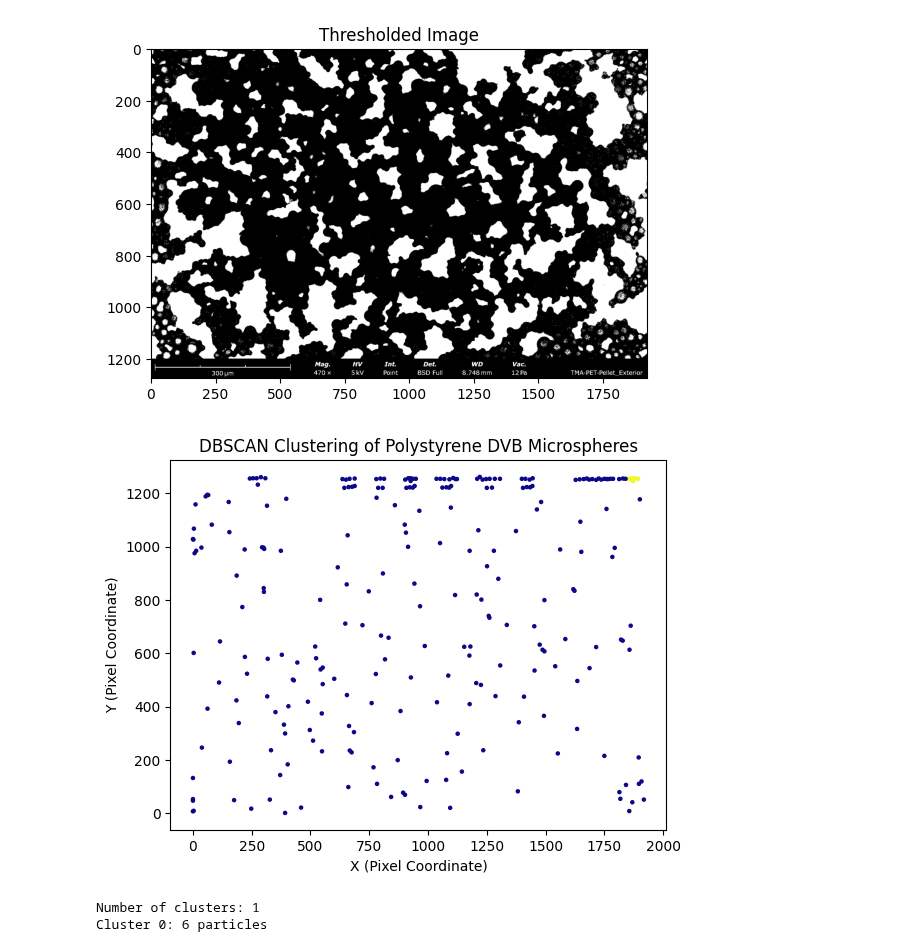
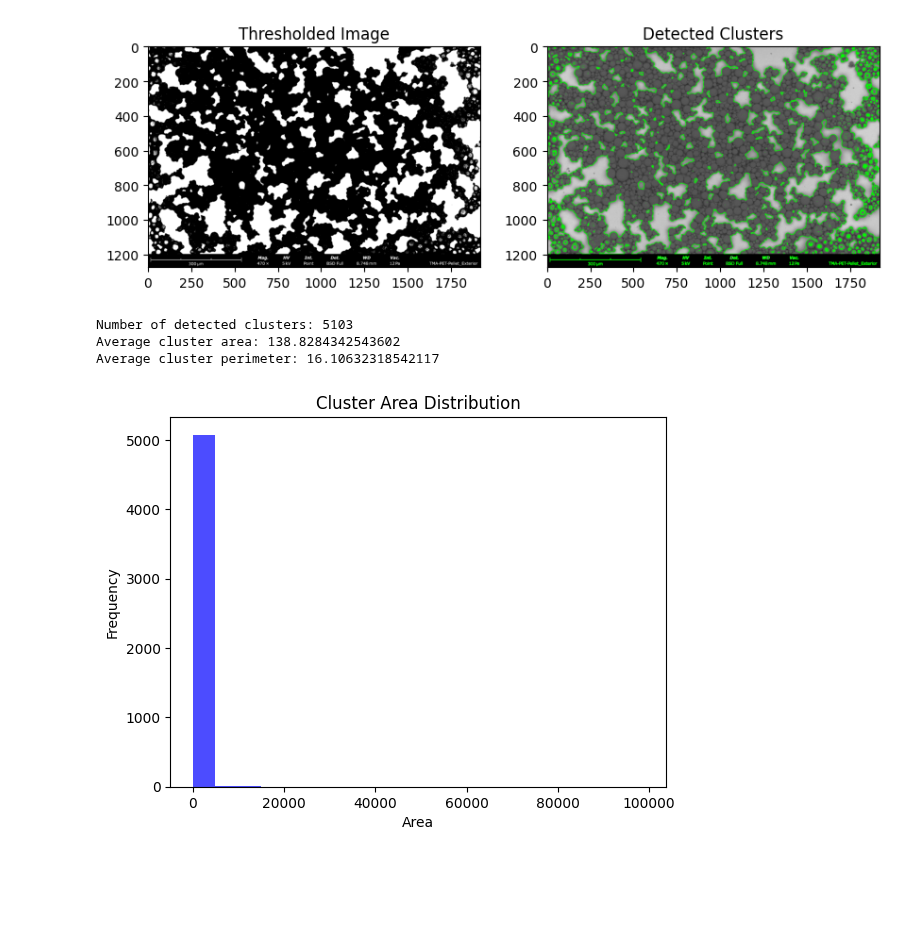
Before and after one commit to lemontang3/Python_Physics, a Jupyter notebook: Cluster_Analysis.ipynb, the cells around one changed output. Drawn from its saved outputs; the diff is of its cells as text; code cells hidden in the pictures; blank space fills up the shorter version.

Commit message:
Improved Cluster Analysis

```diff
--- a/Cluster_Analysis.ipynb
+++ b/Cluster_Analysis.ipynb
@@ -1,18 +1,54 @@
 # %%
 import cv2
 import numpy as np
 import matplotlib.pyplot as plt
 
 # Load the image in grayscale
 image_path = '/workspaces/Python_Physics/Images/PDVB Butanol 4% wt to vol (2).jpeg'
 image = cv2.imread(image_path, cv2.IMREAD_GRAYSCALE)
 
 # Apply a binary threshold
 _, thresholded = cv2.threshold(image, 100, 255, cv2.THRESH_BINARY)
 
-# Display the thresholded image
+# Find contours of the clusters
+contours, hierarchy = cv2.findContours(thresholded, cv2.RETR_EXTERNAL, cv2.CHAIN_APPROX_SIMPLE)
+
+# Draw the contours on the original image for visualization
+output_image = cv2.cvtColor(image, cv2.COLOR_GRAY2BGR)
+cv2.drawContours(output_image, contours, -1, (0, 255, 0), 2)
+
+# Show the original thresholded image and contours for comparison
+plt.figure(figsize=(10,5))
+
+plt.subplot(1, 2, 1)
 plt.imshow(thresholded, cmap='gray')
 plt.title('Thresholded Image')
+
+plt.subplot(1, 2, 2)
+plt.imshow(output_image)
+plt.title('Detected Clusters')
+
 plt.show()
+
+# Cluster analysis
+print(f'Number of detected clusters: {len(contours)}')
+
+# Optional: Analyze properties of clusters (e.g., area, perimeter)
+cluster_areas = [cv2.contourArea(cnt) for cnt in contours]
+cluster_perimeters = [cv2.arcLength(cnt, True) for cnt in contours]
+
+print(f'Average cluster area: {np.mean(cluster_areas)}')
+print(f'Average cluster perimeter: {np.mean(cluster_perimeters)}')
+
+# Display histogram of cluster sizes
+plt.hist(cluster_areas, bins=20, color='blue', alpha=0.7)
+plt.title('Cluster Area Distribution')
+plt.xlabel('Area')
+plt.ylabel('Frequency')
+plt.show()
 # %% [output]
-[figure, old version]
+[figure, new version]
+Number of detected clusters: 5103
+Average cluster area: 138.8284342543602
+Average cluster perimeter: 16.10632318542117
+[figure, added]
@@ -33,31 +54,0 @@ particles = np.array(particles)
-# %%
-from sklearn.cluster import DBSCAN
-
-# Set DBSCAN parameters
-dbscan = DBSCAN(eps=20, min_samples=5)  # Adjust `eps` based on your image scaling
-labels = dbscan.fit_predict(particles)
-
-# Plot the clustered
-plt.scatter(particles[:, 0], particles[:, 1], c=labels, cmap='plasma', s=5)
-plt.title('DBSCAN Clustering of Polystyrene DVB Microspheres')
-plt.xlabel('X (Pixel Coordinate)')
-plt.ylabel('Y (Pixel Coordinate)')
-plt.show()
-# %% [output]
-[figure, removed]
-# %%
-# Get unique cluster labels (excluding noise, which is labeled as -1)
-unique_labels = set(labels)
-n_clusters = len(unique_labels) - (1 if -1 in unique_labels else 0)
-
-print(f"Number of clusters: {n_clusters}")
-
-# For each cluster, calculate size and average particle spacing
-for label in unique_labels:
-    if label == -1:  # Skip noise
-        continue
-    cluster_points = particles[labels == label]
-    print(f"Cluster {label}: {len(cluster_points)} particles")
-# %% [output]
-Number of clusters: 1
-Cluster 0: 6 particles
```
Also changed, not shown: parts of 2 cells of this notebook, 1 other file.
